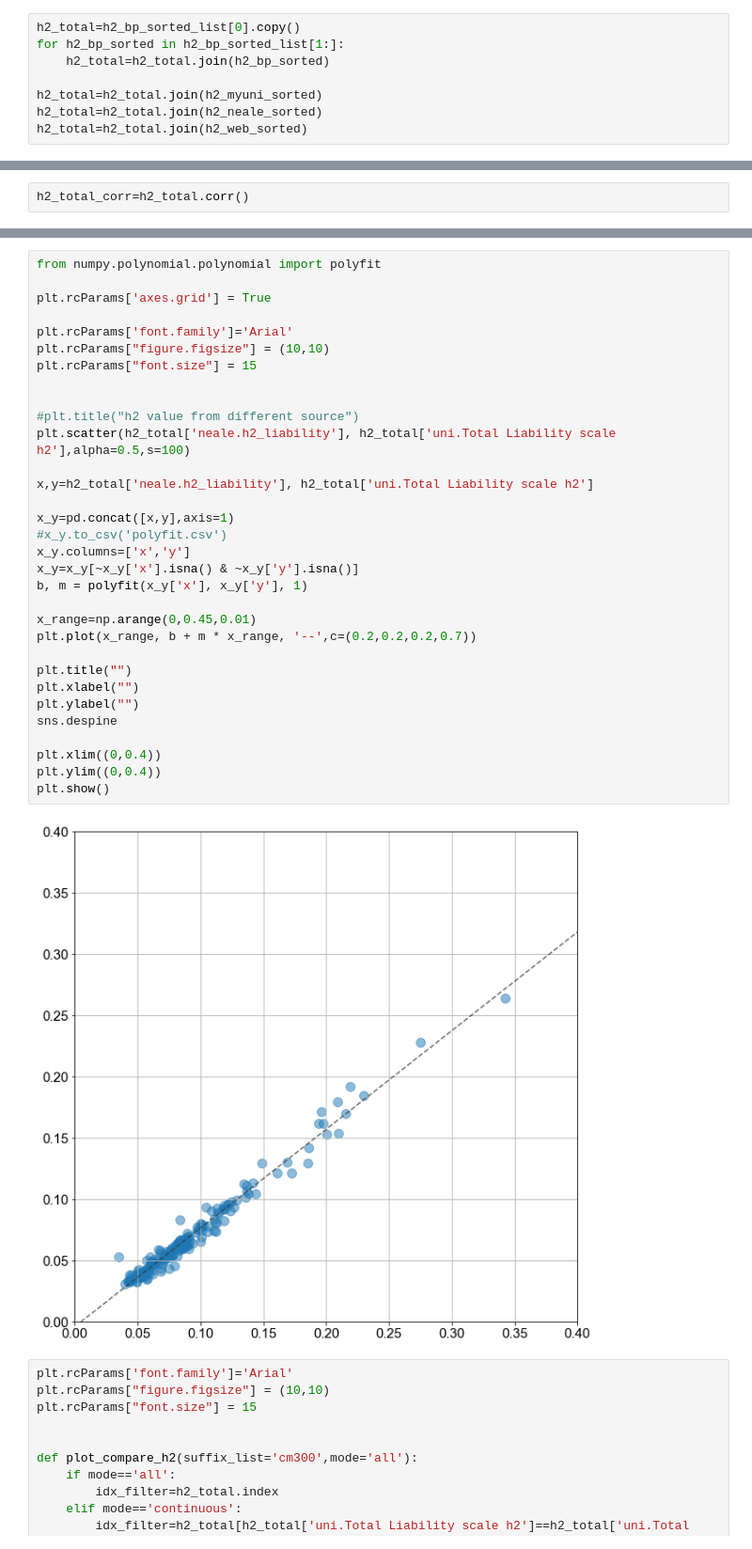
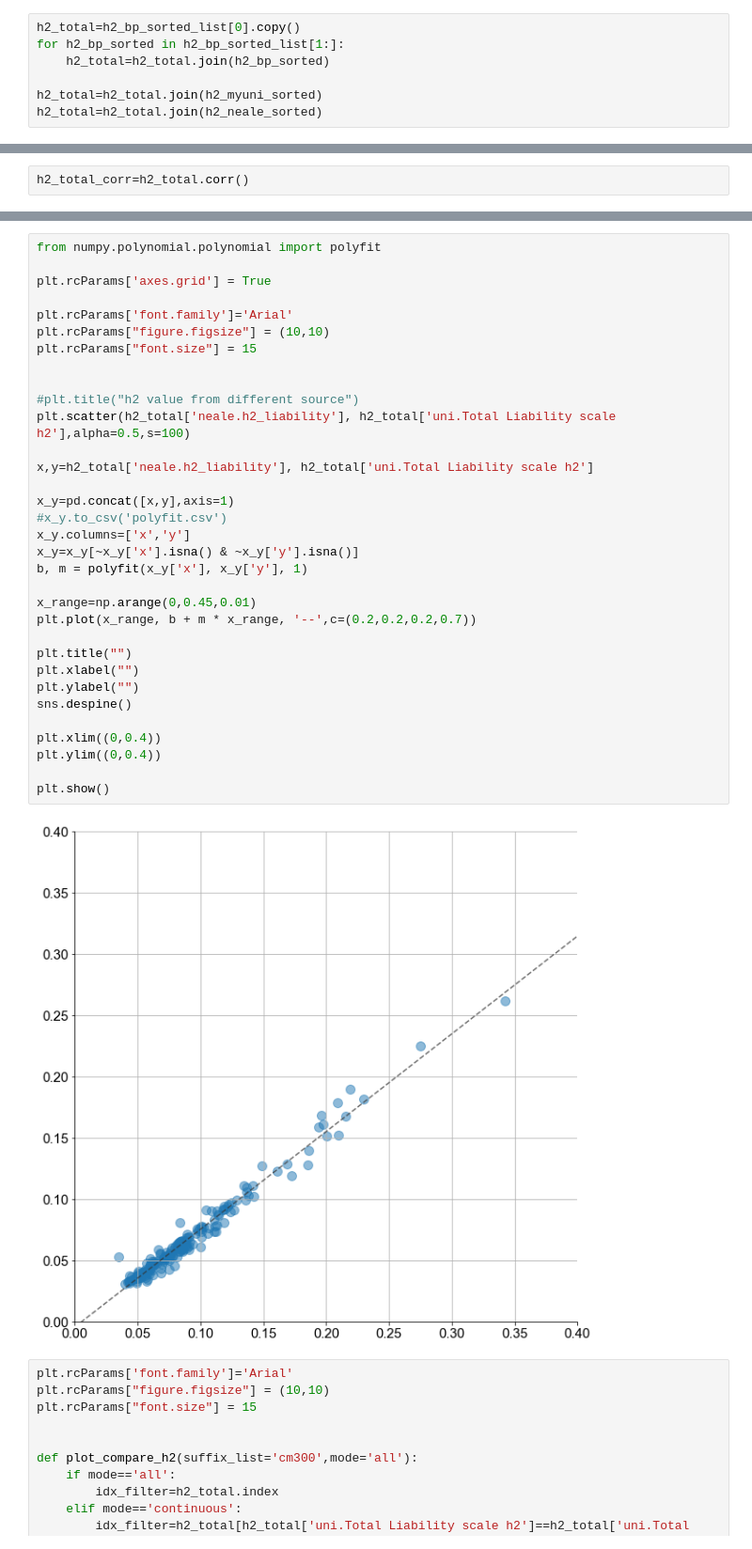
Before and after one commit to chanwkimlab/regional_heritability_analysis, a Jupyter notebook: 7_8_basic_qc.ipynb, the cells around one changed output, grey strips where cells are left out. Shown: that part at 94% size. Cells and saved outputs as stored; diff of their text form.

```diff
--- a/7_8_basic_qc.ipynb
+++ b/7_8_basic_qc.ipynb
@@ -67,4 +60,3 @@ for h2_bp_sorted in h2_bp_sorted_list[1:]:
 
 h2_total=h2_total.join(h2_myuni_sorted)
 h2_total=h2_total.join(h2_neale_sorted)
-h2_total=h2_total.join(h2_web_sorted)
@@ -233,35 +212,36 @@ from numpy.polynomial.polynomial import polyfit
 
 plt.rcParams['axes.grid'] = True
 
 plt.rcParams['font.family']='Arial'
 plt.rcParams["figure.figsize"] = (10,10)
 plt.rcParams["font.size"] = 15
 
 
 #plt.title("h2 value from different source")
 plt.scatter(h2_total['neale.h2_liability'], h2_total['uni.Total Liability scale h2'],alpha=0.5,s=100)
 
 x,y=h2_total['neale.h2_liability'], h2_total['uni.Total Liability scale h2']
 
 x_y=pd.concat([x,y],axis=1)
 #x_y.to_csv('polyfit.csv')
 x_y.columns=['x','y']
 x_y=x_y[~x_y['x'].isna() & ~x_y['y'].isna()]
 b, m = polyfit(x_y['x'], x_y['y'], 1)
 
 x_range=np.arange(0,0.45,0.01)
 plt.plot(x_range, b + m * x_range, '--',c=(0.2,0.2,0.2,0.7))
 
 plt.title("")
 plt.xlabel("")
 plt.ylabel("")
-sns.despine
+sns.despine()
 
 plt.xlim((0,0.4))
 plt.ylim((0,0.4))
+
 plt.show()
 # %% [output]
-[figure, old version]
+[figure, new version]
 # %%
 plt.rcParams['font.family']='Arial'
 plt.rcParams["figure.figsize"] = (10,10)
```
Also changed, not shown: parts of 10 cells of this notebook, 21 other files.
